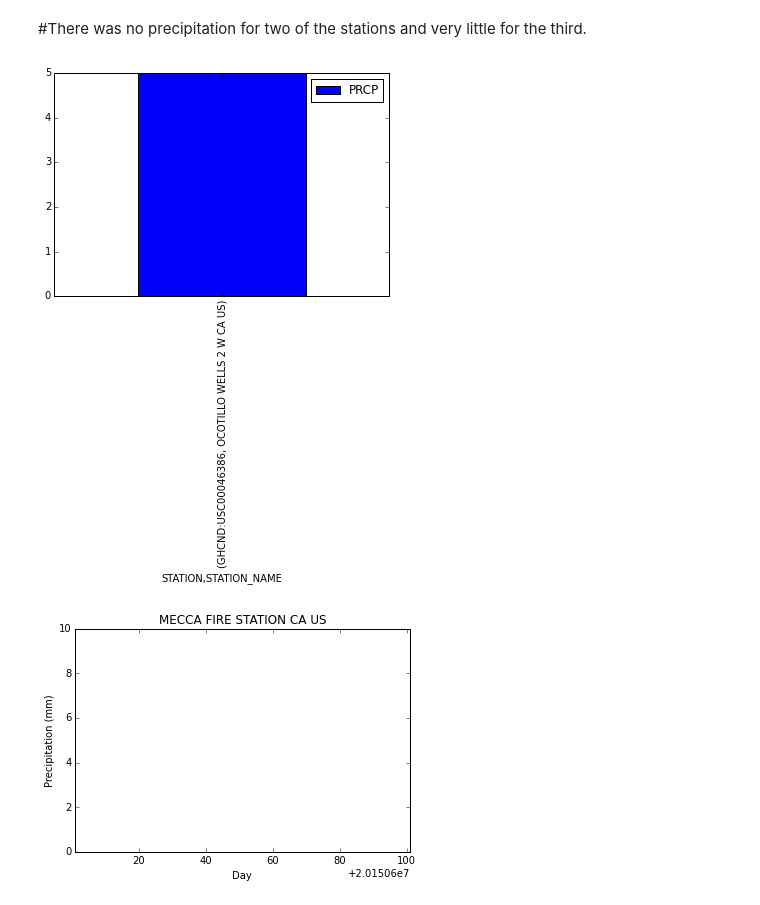
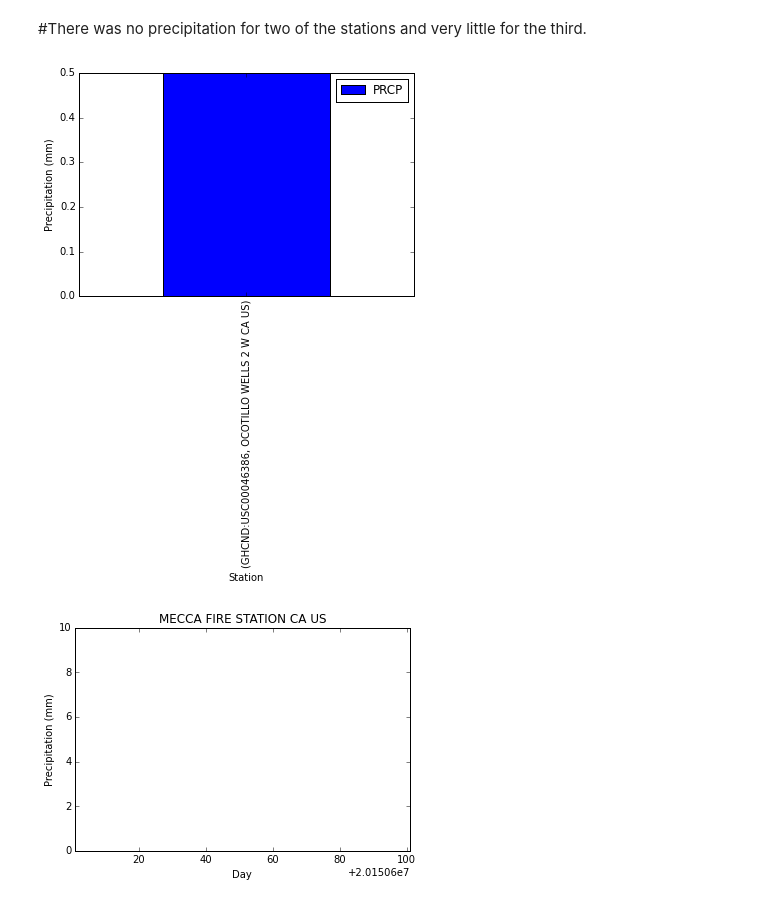
Before and after one commit to justingapper/datasets, a Jupyter notebook: GHCND.ipynb, the cells around one changed output. Drawn from its saved outputs; the diff is of its cells as text; code cells hidden in the pictures.

Commit message:
Update stations for prcp

```diff
--- a/GHCND.ipynb
+++ b/GHCND.ipynb
@@ -184,13 +184,16 @@ See the the caveats in the documentation: http://pandas.pydata.org/pandas-docs/s
 # %%
 df = df[(df.PRCP>0)&(df.DATE>=20150601)&(df.DATE<20150701)]
 dat = df[['STATION', 'STATION_NAME', 'PRCP']]
 datP = dat[(dat.STATION=='GHCND:USC00045502')|(dat.STATION=='GHCND:USC00046386')|(dat.STATION=='GHCND:USC00040983')]
 groupedP = datP.groupby(['STATION', 'STATION_NAME']).aggregate(np.sum)
+groupedP = groupedP/10
 #groupedP.aggregate(np.sum)
 groupedP.plot(kind='bar')
+plt.ylabel('Precipitation (mm)')
+plt.xlabel('Station')
 plt.show()
 # %% [output]
-[figure, old version]
+[figure, new version]
 # %%
 plt.plot(grpA.DATE, grpA.PRCP/10)
 plt.plot(grpA.DATE, grpA.PRCP/10)
```
Also changed, not shown: parts of 5 cells of this notebook.
